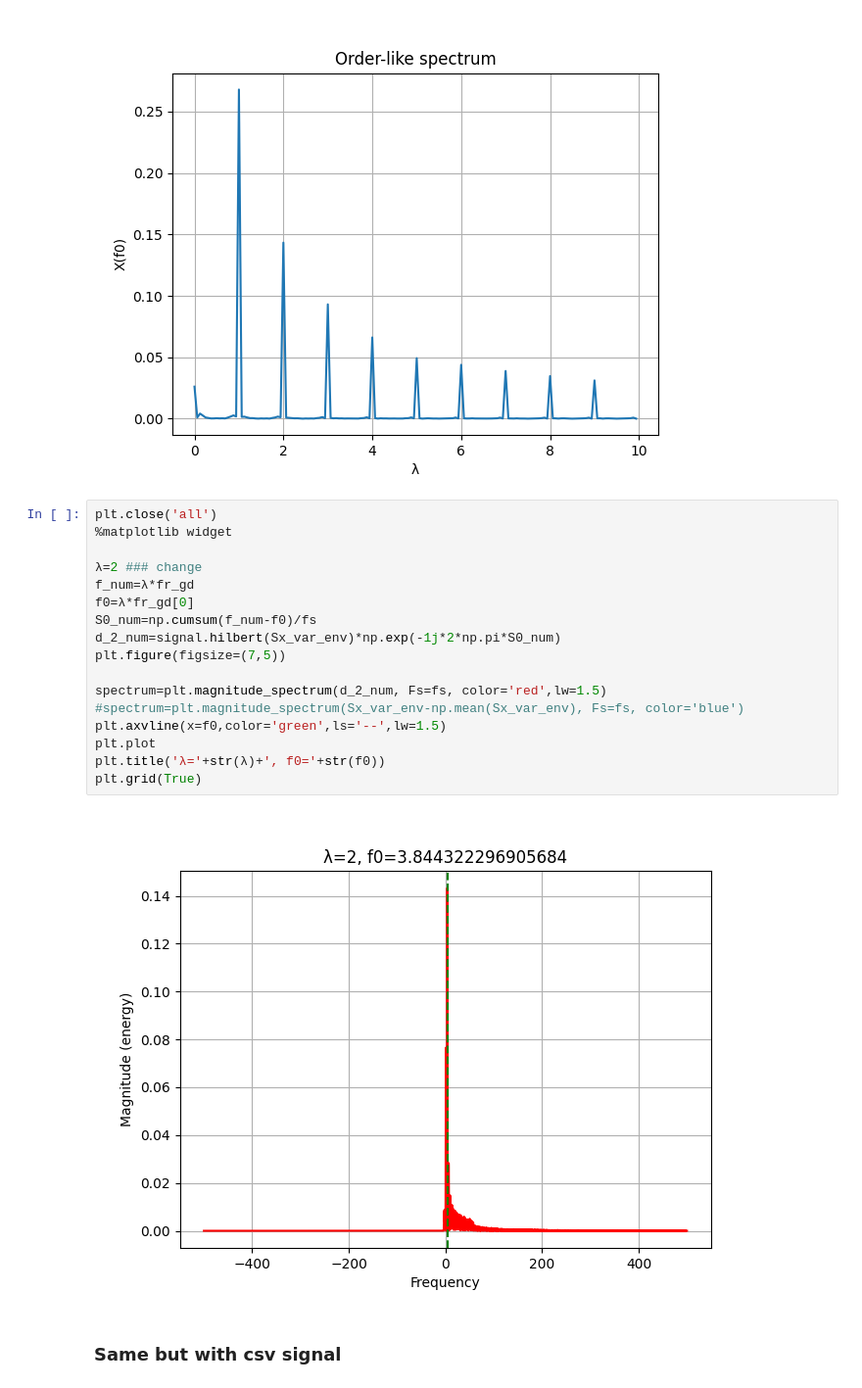
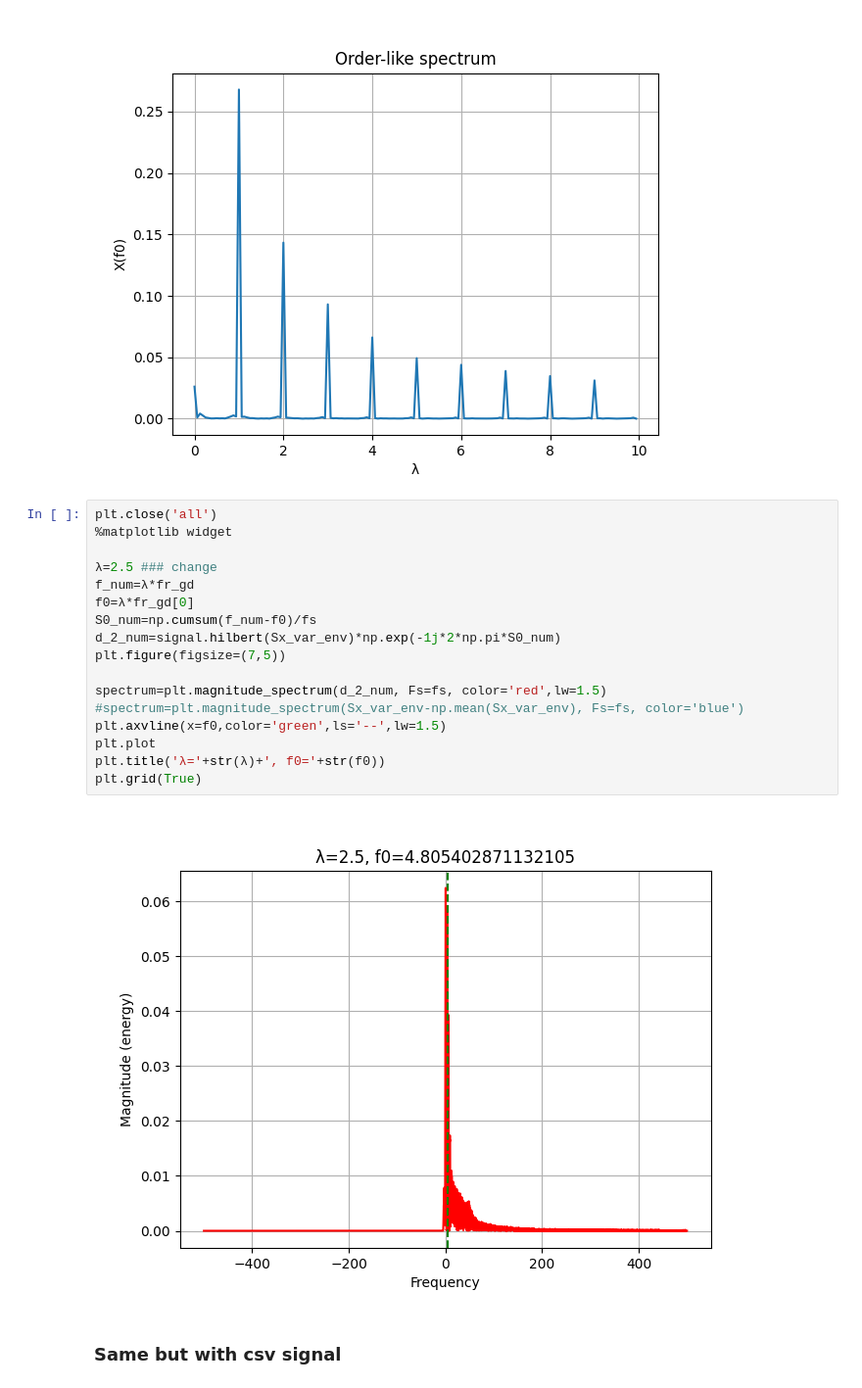
Before and after one commit to androdl96/FlatWheels, a Jupyter notebook: FlatWheels1.ipynb, the cells around one changed output. Shown at 98% size. Saved outputs shown, nothing was run; the diff lists cells and outputs as text.

```diff
--- a/FlatWheels1.ipynb
+++ b/FlatWheels1.ipynb
@@ -258,22 +259,22 @@ plt.show()
 # %%
 plt.close('all')
 %matplotlib widget
 
-λ=2 ### change
+λ=2.5 ### change
 f_num=λ*fr_gd
 f0=λ*fr_gd[0]
 S0_num=np.cumsum(f_num-f0)/fs
 d_2_num=signal.hilbert(Sx_var_env)*np.exp(-1j*2*np.pi*S0_num)
 plt.figure(figsize=(7,5))
 
 spectrum=plt.magnitude_spectrum(d_2_num, Fs=fs, color='red',lw=1.5)
 #spectrum=plt.magnitude_spectrum(Sx_var_env-np.mean(Sx_var_env), Fs=fs, color='blue')
 plt.axvline(x=f0,color='green',ls='--',lw=1.5)
 plt.plot
 plt.title('λ='+str(λ)+', f0='+str(f0))
 plt.grid(True)
 # %% [output]
-[figure, old version]
+[figure, new version]
 # %% [markdown]
 ### Same but with csv signal
 # %%
```
Also changed, not shown: parts of 10 cells of this notebook.
